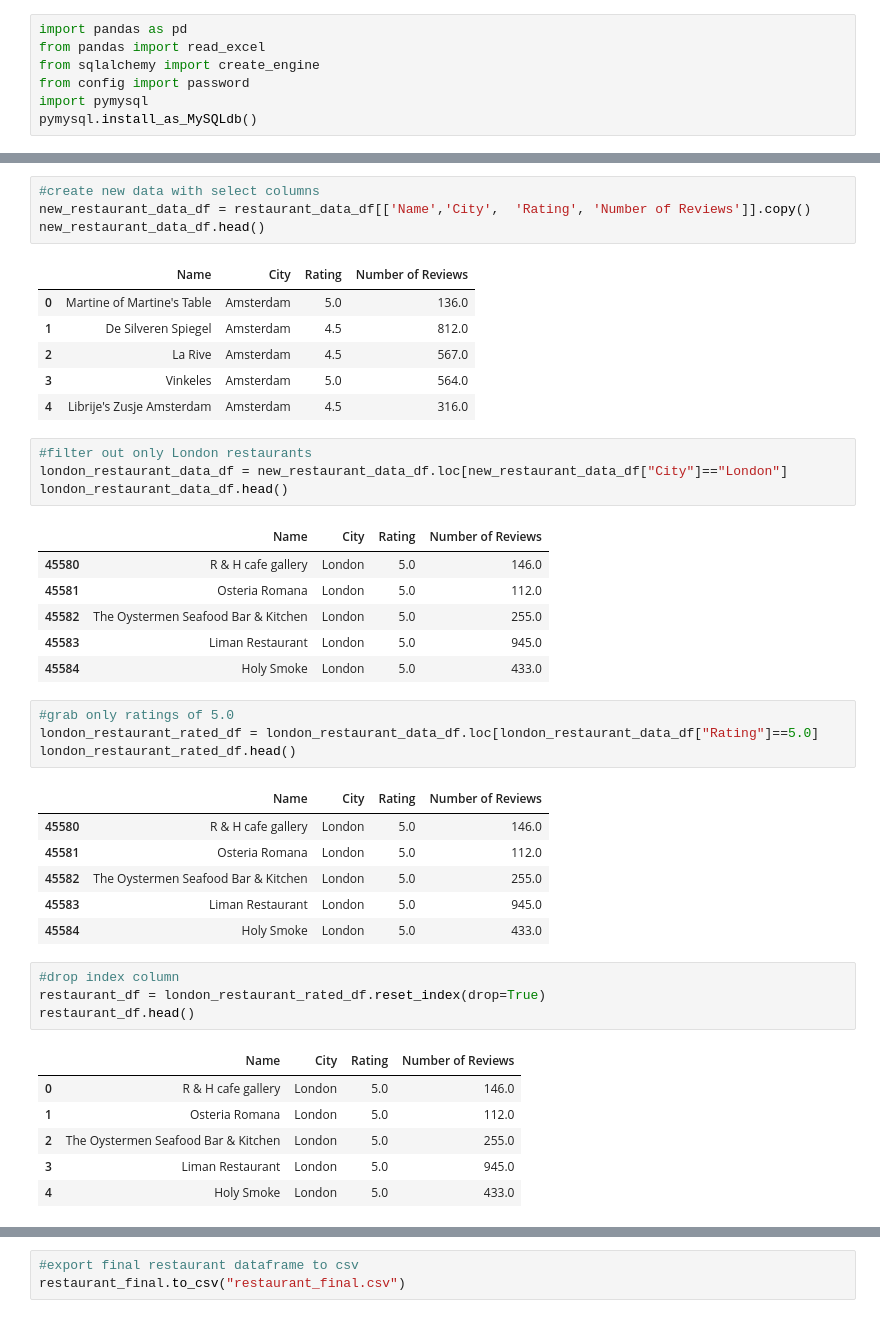
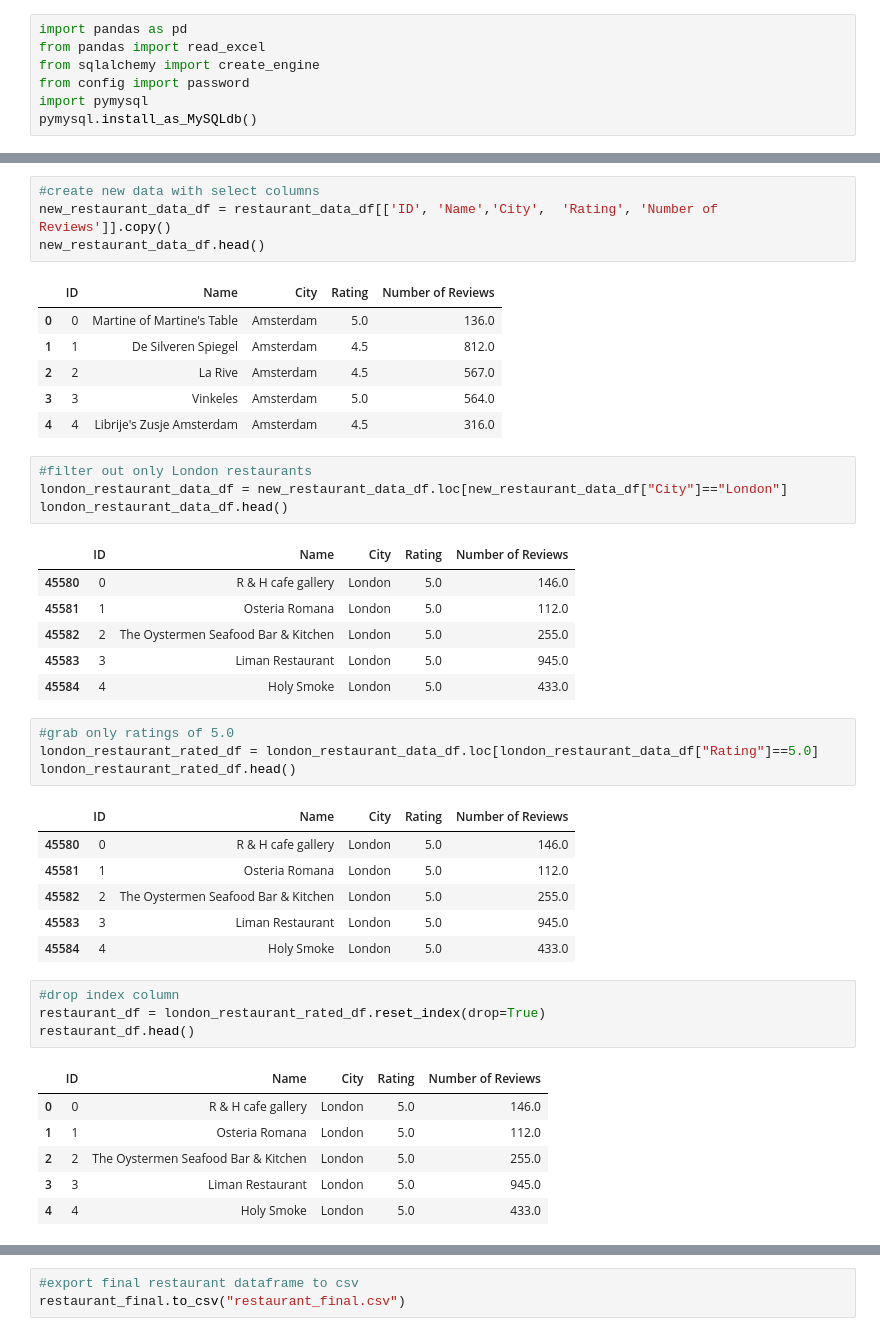
Before and after one commit to ssboyle/ETL-Project, a Jupyter notebook: ETL Project.ipynb, the cells around one changed output, grey strips where cells are left out. Saved outputs shown, nothing was run; the diff lists cells and outputs as text.

```diff
--- a/ETL Project.ipynb
+++ b/ETL Project.ipynb
@@ -19,47 +19,47 @@ restaurant_data_df.head()
 # %%
 #create new data with select columns
-new_restaurant_data_df = restaurant_data_df[['Name','City',  'Rating', 'Number of Reviews']].copy()
+new_restaurant_data_df = restaurant_data_df[['ID', 'Name','City',  'Rating', 'Number of Reviews']].copy()
 new_restaurant_data_df.head()
 # %% [output]
-|  | Name | City | Rating | Number of Reviews |
-| 0 | Martine of Martine's Table | Amsterdam | 5.0 | 136.0 |
-| 1 | De Silveren Spiegel | Amsterdam | 4.5 | 812.0 |
-| 2 | La Rive | Amsterdam | 4.5 | 567.0 |
-| 3 | Vinkeles | Amsterdam | 5.0 | 564.0 |
-| 4 | Librije's Zusje Amsterdam | Amsterdam | 4.5 | 316.0 |
+|  | ID | Name | City | Rating | Number of Reviews |
+| 0 | 0 | Martine of Martine's Table | Amsterdam | 5.0 | 136.0 |
+| 1 | 1 | De Silveren Spiegel | Amsterdam | 4.5 | 812.0 |
+| 2 | 2 | La Rive | Amsterdam | 4.5 | 567.0 |
+| 3 | 3 | Vinkeles | Amsterdam | 5.0 | 564.0 |
+| 4 | 4 | Librije's Zusje Amsterdam | Amsterdam | 4.5 | 316.0 |
 # %%
 #filter out only London restaurants
 london_restaurant_data_df = new_restaurant_data_df.loc[new_restaurant_data_df["City"]=="London"]
 london_restaurant_data_df.head()
 # %% [output]
-|  | Name | City | Rating | Number of Reviews |
-| 45580 | R & H cafe gallery | London | 5.0 | 146.0 |
-| 45581 | Osteria Romana | London | 5.0 | 112.0 |
-| 45582 | The Oystermen Seafood Bar & Kitchen | London | 5.0 | 255.0 |
-| 45583 | Liman Restaurant | London | 5.0 | 945.0 |
-| 45584 | Holy Smoke | London | 5.0 | 433.0 |
+|  | ID | Name | City | Rating | Number of Reviews |
+| 45580 | 0 | R & H cafe gallery | London | 5.0 | 146.0 |
+| 45581 | 1 | Osteria Romana | London | 5.0 | 112.0 |
+| 45582 | 2 | The Oystermen Seafood Bar & Kitchen | London | 5.0 | 255.0 |
+| 45583 | 3 | Liman Restaurant | London | 5.0 | 945.0 |
+| 45584 | 4 | Holy Smoke | London | 5.0 | 433.0 |
 # %%
 #grab only ratings of 5.0
 london_restaurant_rated_df = london_restaurant_data_df.loc[london_restaurant_data_df["Rating"]==5.0]
 london_restaurant_rated_df.head()
 # %% [output]
-|  | Name | City | Rating | Number of Reviews |
-| 45580 | R & H cafe gallery | London | 5.0 | 146.0 |
-| 45581 | Osteria Romana | London | 5.0 | 112.0 |
-| 45582 | The Oystermen Seafood Bar & Kitchen | London | 5.0 | 255.0 |
-| 45583 | Liman Restaurant | London | 5.0 | 945.0 |
-| 45584 | Holy Smoke | London | 5.0 | 433.0 |
+|  | ID | Name | City | Rating | Number of Reviews |
+| 45580 | 0 | R & H cafe gallery | London | 5.0 | 146.0 |
+| 45581 | 1 | Osteria Romana | London | 5.0 | 112.0 |
+| 45582 | 2 | The Oystermen Seafood Bar & Kitchen | London | 5.0 | 255.0 |
+| 45583 | 3 | Liman Restaurant | London | 5.0 | 945.0 |
+| 45584 | 4 | Holy Smoke | London | 5.0 | 433.0 |
 # %%
 #drop index column
 restaurant_df = london_restaurant_rated_df.reset_index(drop=True)
 restaurant_df.head()
 # %% [output]
-|  | Name | City | Rating | Number of Reviews |
-| 0 | R & H cafe gallery | London | 5.0 | 146.0 |
-| 1 | Osteria Romana | London | 5.0 | 112.0 |
-| 2 | The Oystermen Seafood Bar & Kitchen | London | 5.0 | 255.0 |
-| 3 | Liman Restaurant | London | 5.0 | 945.0 |
-| 4 | Holy Smoke | London | 5.0 | 433.0 |
+|  | ID | Name | City | Rating | Number of Reviews |
+| 0 | 0 | R & H cafe gallery | London | 5.0 | 146.0 |
+| 1 | 1 | Osteria Romana | London | 5.0 | 112.0 |
+| 2 | 2 | The Oystermen Seafood Bar & Kitchen | London | 5.0 | 255.0 |
+| 3 | 3 | Liman Restaurant | London | 5.0 | 945.0 |
+| 4 | 4 | Holy Smoke | London | 5.0 | 433.0 |
 # %%
 restaurant_df_final = restaurant_df.drop("City", axis=1)
 restaurant_df_final.head()
```
Also changed, not shown: parts of 11 cells of this notebook, 5 other files.
